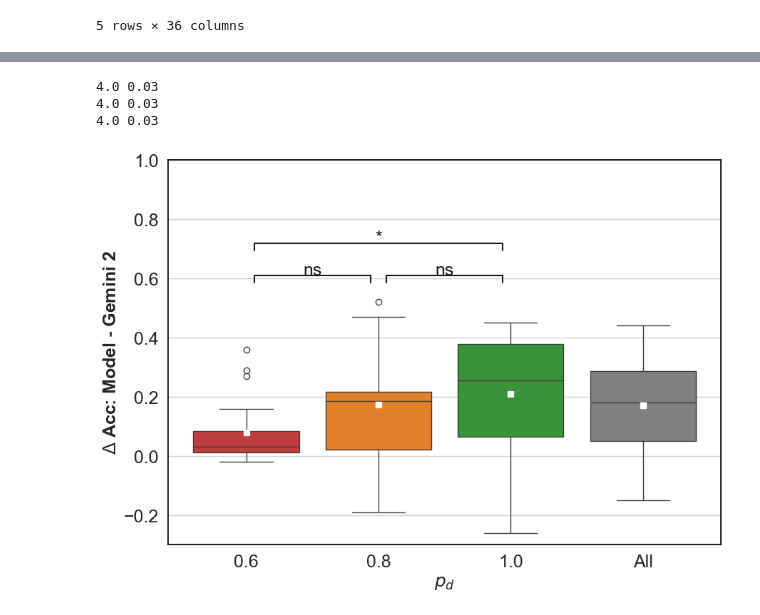
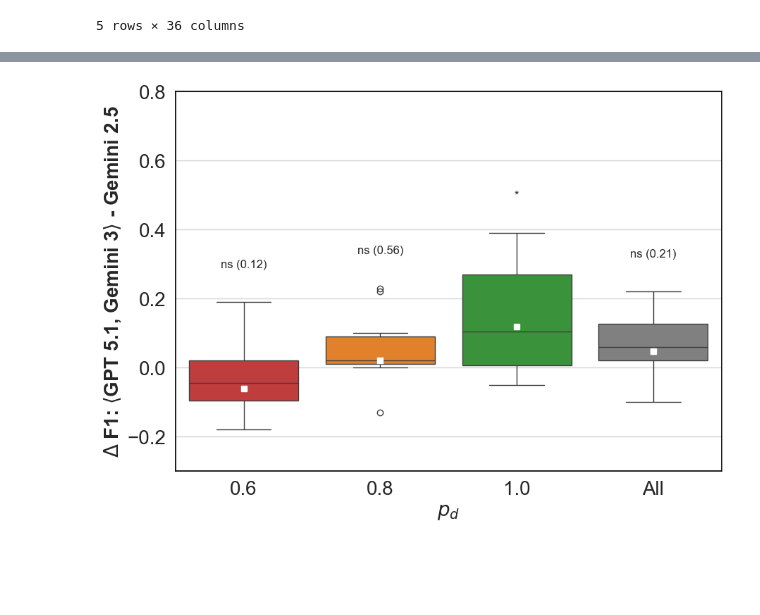
Before and after one commit to elangovana/uncertainty-paper-code, a Jupyter notebook: notebooks/gemni2_vs_3_analysis.ipynb, the cells around one changed output, grey strips where cells are left out. Saved outputs shown, nothing was run; the diff lists cells and outputs as text; code cells hidden in the pictures; blank space fills up the shorter version.

```diff
--- a/notebooks/gemni2_vs_3_analysis.ipynb
+++ b/notebooks/gemni2_vs_3_analysis.ipynb
@@ -1,10 +1,16 @@
 # %%
+from pathlib import Path
+
 import pandas as pd
-
+output_dir = "../visualizations"
 gemini3_scores = "../data_dir/checkpoints/gemini30preview/gemini30preview_scores_exclude_small_samples.json"
 
 gpt51_scores = "../data_dir/checkpoints/gpt-5.1/gpt-5.1_scores_exclude_small_samples.json"
 
+gemini31_scores="../data_dir/checkpoints/gemini31propreview/gemini31propreview_scores_exclude_small_samples.json"
+
+
+
 
 gemini2_scores = "../data_dir/checkpoints/gemini25pro/gemini25pro_scores_exclude_small_samples.json"
 # %%
@@ -101,7 +121,5 @@ fig = create_combined_simple_box_plot_by_df(scores_df.reset_index(),"delta_targe
-# %%
-fig = create_combined_simple_box_plot_by_df(scores_df.reset_index(),"delta_target_vs_base_model_accuracy", "Accuracy delta",  y_label="$\\Delta$ Acc: Model - Gemini 2")
-# %% [output]
-4.0 0.03
-4.0 0.03
-4.0 0.03
-[figure, removed]
+# %%
+fig = create_combined_paired_delta_box_plot_by_df(pd.concat([df_compare_scores( pd_gpt_51, pd_gemini_2), df_compare_scores( pd_gemini_3, pd_gemini_2)]).reset_index(), "target_f1-score","base_f1-score", "F1-score pairwise delta", y_label="$\\Delta$ F1: $\\langle$GPT 5.1, Gemini 3$\\rangle$ - Gemini 2.5")
+fig.savefig(Path(output_dir) / "strong_vs_weakmodel_f1.png", dpi=400, bbox_inches='tight')
+# %% [output]
+[figure, added]
```
Also changed, not shown: parts of 8 cells of this notebook, 1 other file.
